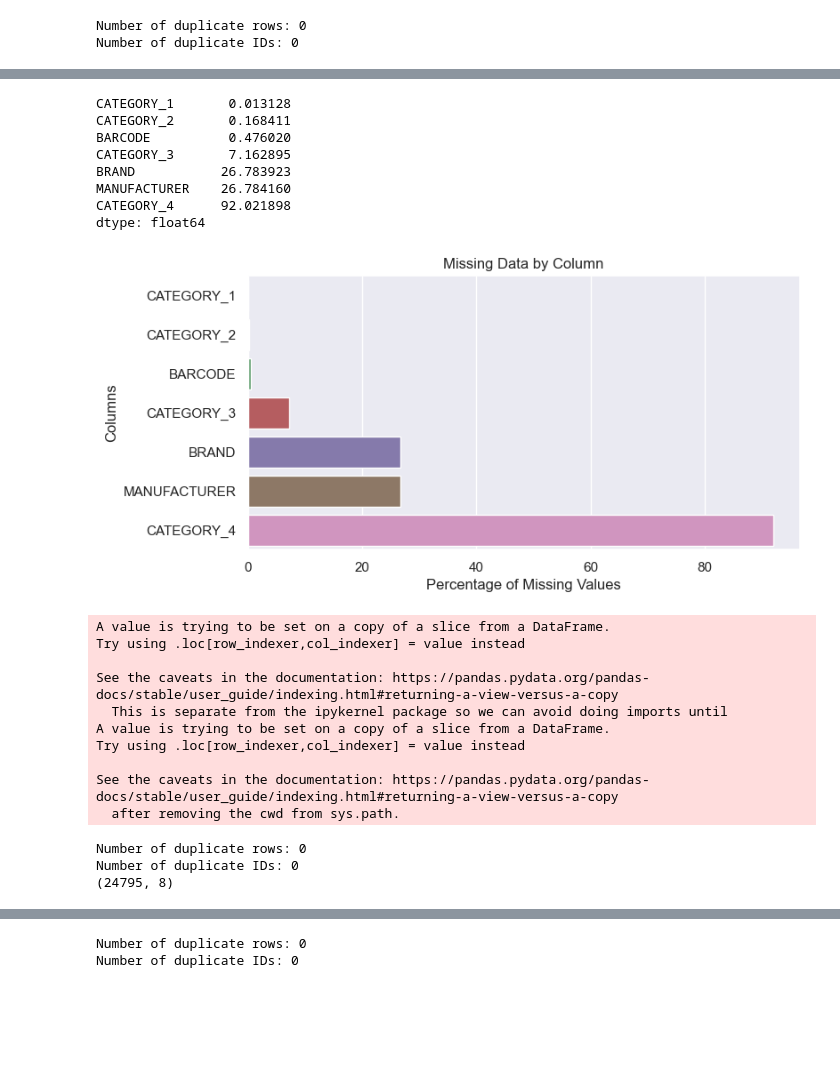
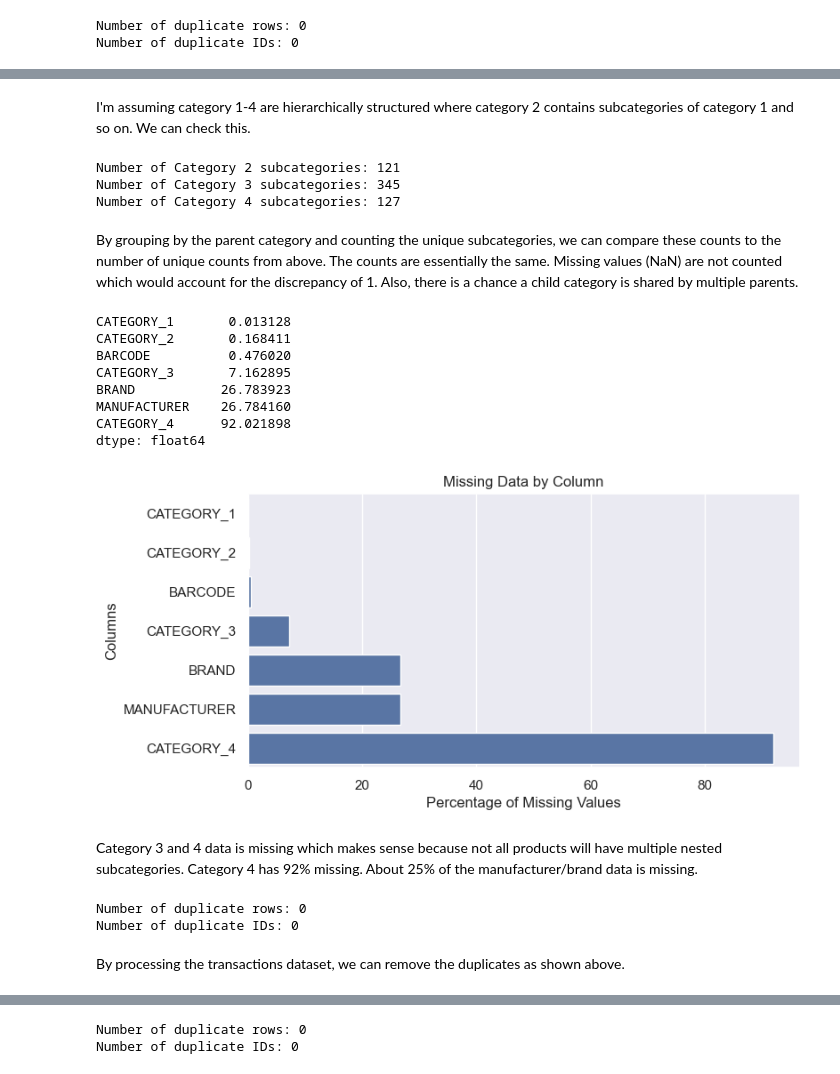
Before and after one commit to AlvaroRamirezHong/FetchTakeHome, a Jupyter notebook: fetch_takehome.ipynb, the cells around one changed output, grey strips where cells are left out. Drawn from its saved outputs; the diff is of its cells as text; code cells hidden in the pictures; blank space fills up the shorter version.

```diff
--- a/fetch_takehome.ipynb
+++ b/fetch_takehome.ipynb
@@ -224,38 +285,59 @@ Unique Brands: 8123
+# %% [markdown]
+I'm assuming category 1-4 are hierarchically structured where category 2 contains subcategories of category 1 and so on. We can check this.
+# %%
+category_2_counts = products.groupby("CATEGORY_1")["CATEGORY_2"].nunique().reset_index()
+print("Number of Category 2 subcategories:", category_2_counts.CATEGORY_2.sum())
+
+category_3_counts = products.groupby("CATEGORY_2")["CATEGORY_3"].nunique().reset_index()
+print("Number of Category 3 subcategories:", category_3_counts.CATEGORY_3.sum())
+
+category_4_counts = products.groupby("CATEGORY_3")["CATEGORY_4"].nunique().reset_index()
+print("Number of Category 4 subcategories:", category_4_counts.CATEGORY_4.sum())
+# %% [output]
+Number of Category 2 subcategories: 121
+Number of Category 3 subcategories: 345
+Number of Category 4 subcategories: 127
+# %% [markdown]
+By grouping by the parent category and counting the unique subcategories, we can compare these counts to the number of unique counts from above. The counts are essentially the same. Missing values (NaN) are not counted which would account for the discrepancy of 1. Also, there is a chance a child category is shared by multiple parents.
 # %%
 # Calculate the percentage of missing values for each column
 missing_values = (products.isnull().sum() / len(products)) * 100
 
 # Sort values for better visualization
 missing_values = missing_values.sort_values()
 print(missing_values)
 
 # Plot using Seaborn
 plt.figure(figsize=(8, 4))
-sns.barplot(y=missing_values.index, x=missing_values.values)
+sns.barplot(y=missing_values.index, x=missing_values.values, color="#4c72b0")
 
 # Formatting
 plt.xlabel("Percentage of Missing Values")
 plt.ylabel("Columns")
 plt.title("Missing Data by Column")
-# plt.xticks(rotation=45)
 
 plt.show()
 # %% [output]
 CATEGORY_1       0.013128
 CATEGORY_2       0.168411
 BARCODE          0.476020
 CATEGORY_3       7.162895
 BRAND           26.783923
 MANUFACTURER    26.784160
 CATEGORY_4      92.021898
 dtype: float64
-[figure, old version]
+[figure, new version]
+# %% [markdown]
+Category 3 and 4 data is missing which makes sense because not all products will have multiple nested subcategories. Category 4 has 92% missing. About 25% of the manufacturer/brand data is missing.
 # %%
-new_transactions = transactions[transactions["FINAL_QUANTITY"] != "zero"]
+# Create new copy of transactions by filtering out "zero" in FINAL_QAUNTITY
+new_transactions = transactions[transactions["FINAL_QUANTITY"] != "zero"].copy()
 
-new_transactions["FINAL_QUANTITY"] = pd.to_numeric(new_transactions["FINAL_QUANTITY"], errors="coerce")
-new_transactions["FINAL_SALE"] = pd.to_numeric(new_transactions["FINAL_SALE"], errors="coerce")
+# Convert FINAL_QUANTITY and FINAL_SALE to nummeric columns
+new_transactions.loc[:, "FINAL_QUANTITY"] = pd.to_numeric(new_transactions.loc[:, "FINAL_QUANTITY"], errors="coerce")
+new_transactions.loc[:, "FINAL_SALE"] = pd.to_numeric(new_transactions.loc[:, "FINAL_SALE"], errors="coerce")
 
+# Drop rows that have NaN in FINAL_QUANTITY and FINAL_SALE
 new_transactions = new_transactions.dropna(subset=["FINAL_QUANTITY"])
 new_transactions = new_transactions.dropna(subset=["FINAL_SALE"])
 
@@ -264,31 +346,19 @@ new_transactions = new_transactions.drop_duplicates()
 
 # Drop duplicates based on "RECEIPT_ID", "USER_ID", "BARCODE", keeping the first occurrence
 new_transactions = new_transactions.drop_duplicates(subset=["RECEIPT_ID", "USER_ID", "BARCODE"], keep="first")
-# %% [output]
-A value is trying to be set on a copy of a slice from a DataFrame.
-Try using .loc[row_indexer,col_indexer] = value instead
-
-See the caveats in the documentation: https://pandas.pydata.org/pandas-docs/stable/user_guide/indexing.html#returning-a-view-versus-a-copy
-  This is separate from the ipykernel package so we can avoid doing imports until
-A value is trying to be set on a copy of a slice from a DataFrame.
-Try using .loc[row_indexer,col_indexer] = value instead
-
-See the caveats in the documentation: https://pandas.pydata.org/pandas-docs/stable/user_guide/indexing.html#returning-a-view-versus-a-copy
-  after removing the cwd from sys.path.
 # %%
-# Check for duplicate rows in transaction data
+# Check for duplicate rows in new transaction data
 new_transaction_duplicate_rows = new_transactions.duplicated().sum()
 print(f"Number of duplicate rows: {new_transaction_duplicate_rows}")
 
-# Check for duplicate (RECEIPT_ID, USER_ID, BARCODE) in transaction data
+# Check for duplicate (RECEIPT_ID, USER_ID, BARCODE) in new transaction data
 new_transaction_duplicate_ids = new_transactions.duplicated(subset=["RECEIPT_ID", "USER_ID", "BARCODE"]).sum()
 print(f"Number of duplicate IDs: {new_transaction_duplicate_ids}")
-
-print(new_transactions.shape)
 # %% [output]
 Number of duplicate rows: 0
 Number of duplicate IDs: 0
-(24795, 8)
+# %% [markdown]
+By processing the transactions dataset, we can remove the duplicates as shown above.
 # %%
 new_transactions.sort_values(by=["RECEIPT_ID", "USER_ID", "BARCODE"]).head(10)
 # %% [output]
```
Also changed, not shown: parts of 64 cells of this notebook.
